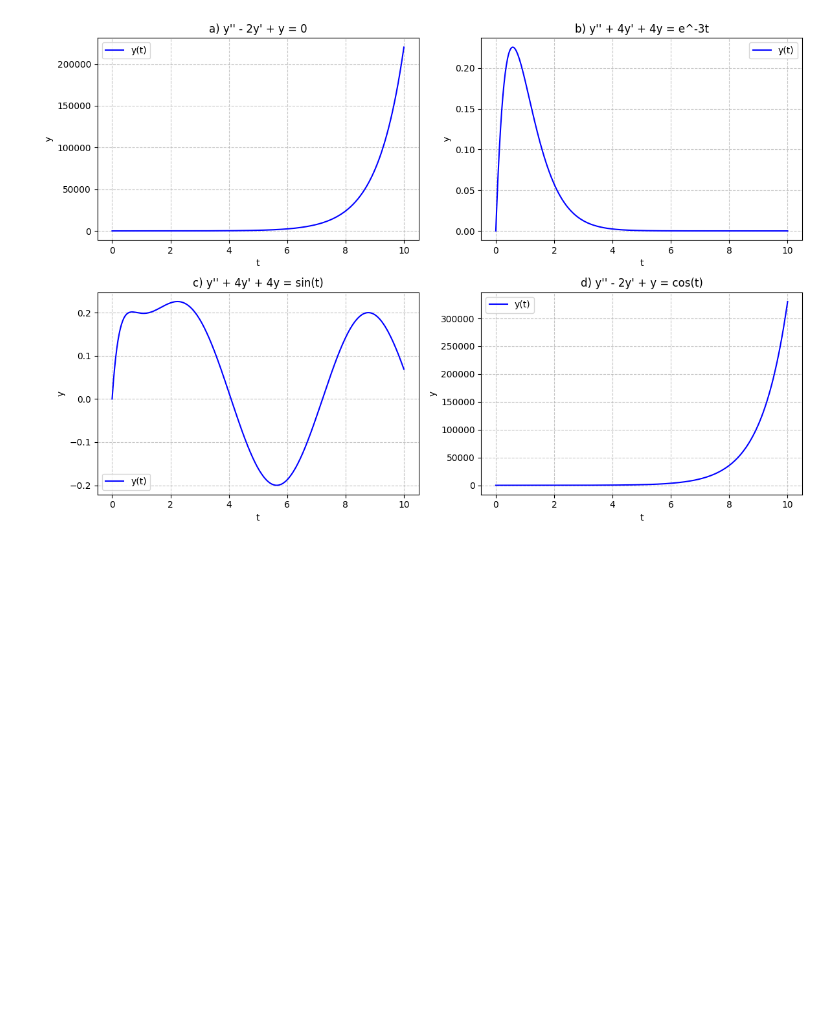
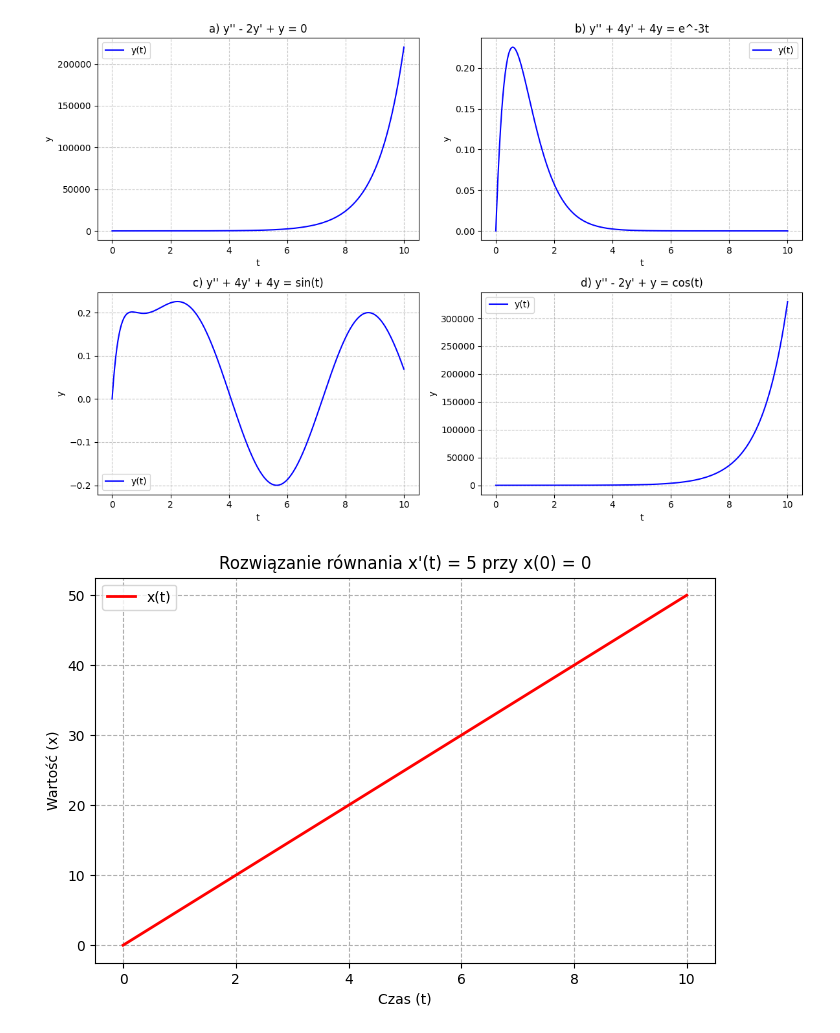
Before and after one commit to StanislawKrupa/L_WPD_1, a Jupyter notebook: ZADANIA.ipynb, the cells around one changed output. Saved outputs shown, nothing was run; the diff lists cells and outputs as text; code cells hidden in the pictures; blank space fills up the shorter version.

```diff
--- a/ZADANIA.ipynb
+++ b/ZADANIA.ipynb
@@ -82,3 +82,27 @@ plt.tight_layout()
 plt.show()
 # %% [output]
 [figure]
+# %%
+def model(t, x):
+    dxdt = 5  # To jest Twoje f(x, t) = 5
+    return dxdt
+# %%
+t_span = (0, 10)    # [t0, tf]
+x0 = [0]            # Warunek początkowy musi być w liście
+t_eval = np.linspace(0, 10, 100)
+# %%
+sol = solve_ivp(model, t_span, x0, t_eval=t_eval)
+
+# Wykres
+plt.figure(figsize=(8, 5))
+plt.plot(sol.t, sol.y[0], label='x(t)', color='red', linewidth=2)
+
+# Opis
+plt.title("Rozwiązanie równania x'(t) = 5 przy x(0) = 0")
+plt.xlabel("Czas (t)")
+plt.ylabel("Wartość (x)")
+plt.grid(True, linestyle='--')
+plt.legend()
+plt.show()
+# %% [output]
+[figure, added]
```
Also changed, not shown: parts of 3 cells of this notebook.
